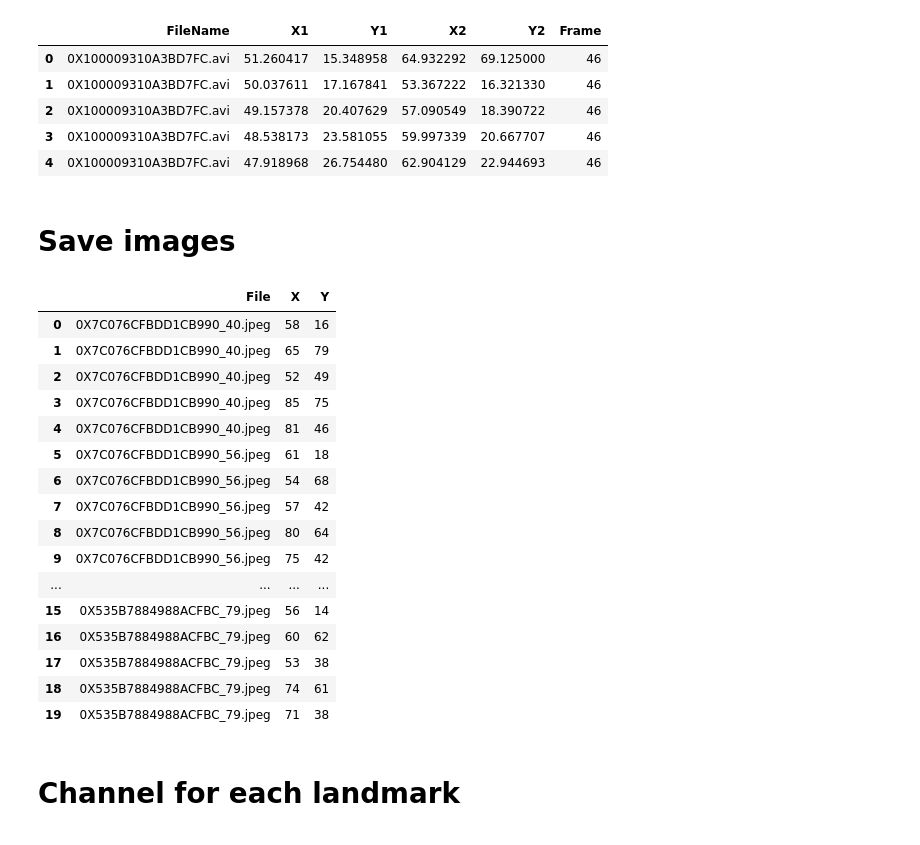
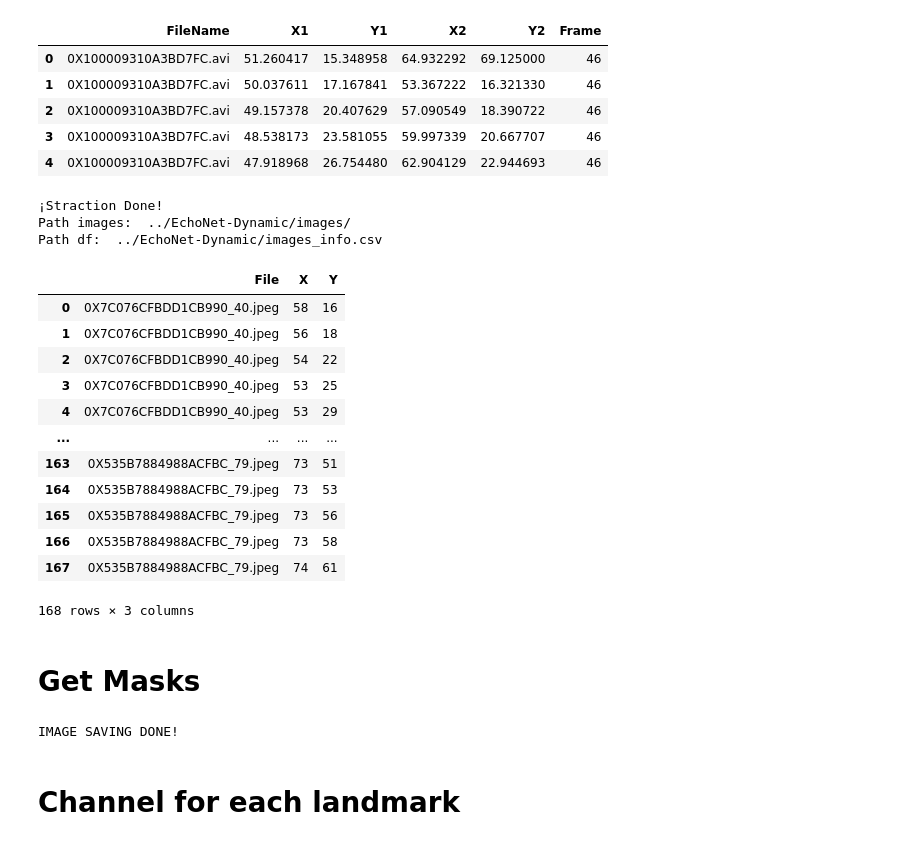
Before and after one commit to Tec-AI-23/EchoNetDynamic, a Jupyter notebook: scripts/landMarksGeneration.ipynb, the cells around one changed output. Cells and saved outputs as stored; diff of their text form; code cells hidden in the pictures.

```diff
--- a/scripts/landMarksGeneration.ipynb
+++ b/scripts/landMarksGeneration.ipynb
@@ -7,0 +14,6 @@ from IPython.display import Image, display
+# %%
+videos_csv = '../EchoNet-Dynamic/VolumeTracings.csv'
+images_csv = '../EchoNet-Dynamic/images_info.csv'
+images_path = '../EchoNet-Dynamic/images/'
+videos_path = '../EchoNet-Dynamic/Videos/'
+masks_path = '../EchoNet-Dynamic/masked/'
@@ -21,2 +31,0 @@ files = os.listdir(path)
-# %% [markdown]
-# Save images
@@ -56,22 +32,42 @@ for file in files[:2]:
-# %%
-pp_img_df
-# %% [output]
-|  | File | X | Y |
-| 0 | 0X7C076CFBDD1CB990_40.jpeg | 58 | 16 |
-| 1 | 0X7C076CFBDD1CB990_40.jpeg | 65 | 79 |
-| 2 | 0X7C076CFBDD1CB990_40.jpeg | 52 | 49 |
-| 3 | 0X7C076CFBDD1CB990_40.jpeg | 85 | 75 |
-| 4 | 0X7C076CFBDD1CB990_40.jpeg | 81 | 46 |
-| 5 | 0X7C076CFBDD1CB990_56.jpeg | 61 | 18 |
-| 6 | 0X7C076CFBDD1CB990_56.jpeg | 54 | 68 |
-| 7 | 0X7C076CFBDD1CB990_56.jpeg | 57 | 42 |
-| 8 | 0X7C076CFBDD1CB990_56.jpeg | 80 | 64 |
-| 9 | 0X7C076CFBDD1CB990_56.jpeg | 75 | 42 |
-| ... | ... | ... | ... |
-| 15 | 0X535B7884988ACFBC_79.jpeg | 56 | 14 |
-| 16 | 0X535B7884988ACFBC_79.jpeg | 60 | 62 |
-| 17 | 0X535B7884988ACFBC_79.jpeg | 53 | 38 |
-| 18 | 0X535B7884988ACFBC_79.jpeg | 74 | 61 |
-| 19 | 0X535B7884988ACFBC_79.jpeg | 71 | 38 |
+# %%
+Extraction = FrameExtraction(video_info=video_info)
+Extraction.save_images()
+# %% [output]
+¡Straction Done!
+Path images:  ../EchoNet-Dynamic/images/
+Path df:  ../EchoNet-Dynamic/images_info.csv
+# %%
+frame_info = pd.read_csv(images_csv)
+frame_info
+# %% [output]
+|  | File | X | Y |
+| 0 | 0X7C076CFBDD1CB990_40.jpeg | 58 | 16 |
+| 1 | 0X7C076CFBDD1CB990_40.jpeg | 56 | 18 |
+| 2 | 0X7C076CFBDD1CB990_40.jpeg | 54 | 22 |
+| 3 | 0X7C076CFBDD1CB990_40.jpeg | 53 | 25 |
+| 4 | 0X7C076CFBDD1CB990_40.jpeg | 53 | 29 |
+| ... | ... | ... | ... |
+| 163 | 0X535B7884988ACFBC_79.jpeg | 73 | 51 |
+| 164 | 0X535B7884988ACFBC_79.jpeg | 73 | 53 |
+| 165 | 0X535B7884988ACFBC_79.jpeg | 73 | 56 |
+| 166 | 0X535B7884988ACFBC_79.jpeg | 73 | 58 |
+| 167 | 0X535B7884988ACFBC_79.jpeg | 74 | 61 |
+168 rows × 3 columns
+# %% [markdown]
+# Get Masks
+# %%
+files = os.listdir(images_path)
+
+mask = Mask(
+    file_info=frame_info,
+    amount_of_frames=2,
+    images_files_array=files,
+    videos_path=images_path,
+)
+
+#mask.generate_masks(action="show")
+mask.generate_masks(action="save")
+# %% [output]
+IMAGE SAVING DONE!
 # %% [markdown]
 # Channel for each landmark
```
Also changed, not shown: parts of 22 cells of this notebook, 21 other files.
